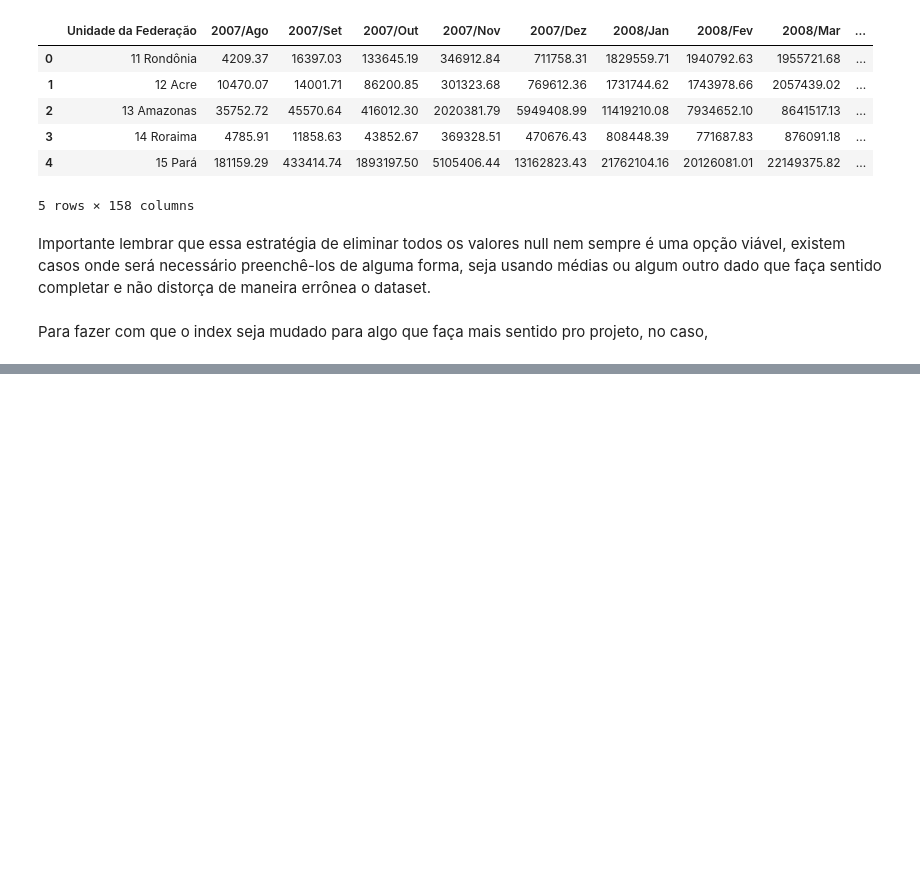
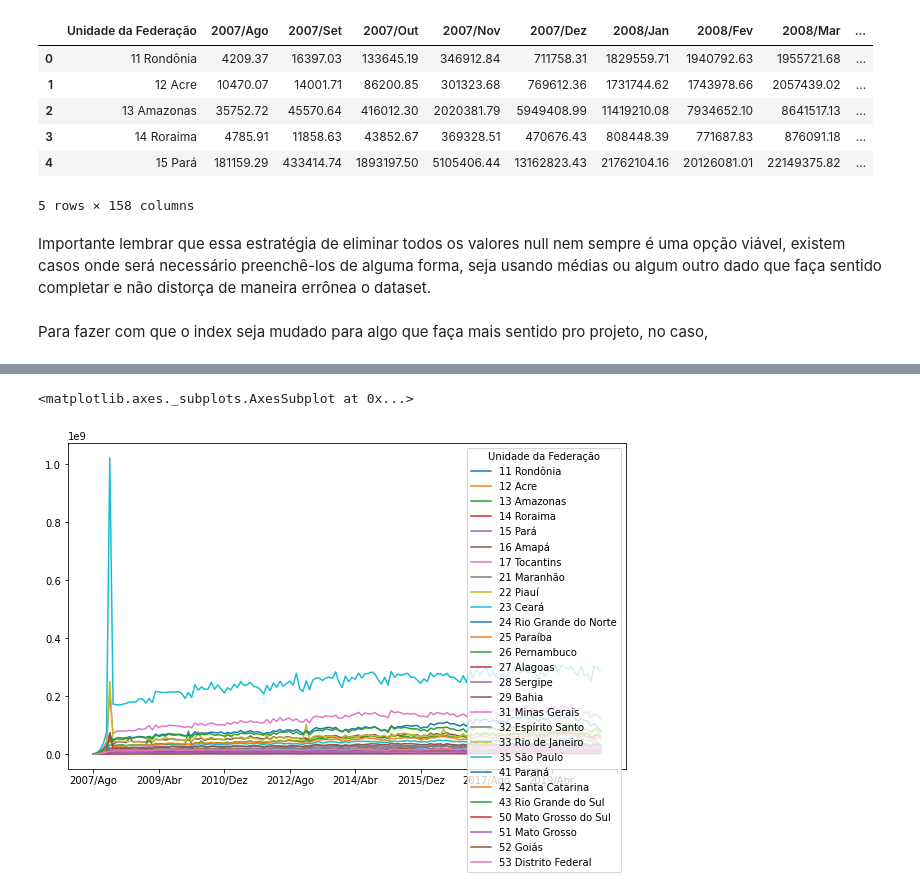
Before and after one commit to ArthurMarqq/BootCamp_DS_Alura, a Jupyter notebook: dataset_internacoes.ipynb, the cells around one changed output, grey strips where cells are left out. Drawn from its saved outputs; the diff is of its cells as text; code cells hidden in the pictures; blank space fills up the shorter version.

```diff
--- a/dataset_internacoes.ipynb
+++ b/dataset_internacoes.ipynb
@@ -174,7 +174,8 @@ Essas são, então, as colunas que tem todos os valores preenchidos.
 # %% [markdown]
 Com isso, é possível fazer o *slicing* dos dados, nesse caso, apenas dados do dataset inicial que possuem valores not null
 # %%
-dados[colunas_usaveis].head()
+usaveis = dados[colunas_usaveis]
+usaveis.head()
 # %% [output]
 |  | Unidade da Federação | 2007/Ago | 2007/Set | 2007/Out | 2007/Nov | 2007/Dez | 2008/Jan | 2008/Fev | 2008/Mar | ... |
 | 0 | 11 Rondônia | 4209.37 | 16397.03 | 133645.19 | 346912.84 | 711758.31 | 1829559.71 | 1940792.63 | 1955721.68 | ... |
@@ -187,3 +188,6 @@ dados[colunas_usaveis].head()
 Importante lembrar que essa estratégia de eliminar todos os valores null nem sempre é uma opção viável, existem casos onde será necessário preenchê-los de alguma forma, seja usando médias ou algum outro dado que faça sentido completar e não distorça de maneira errônea o dataset.
 # %% [markdown]
 Para fazer com que o index seja mudado para algo que faça mais sentido pro projeto, no caso,
+# %%
+usaveis = usaveis.set_index("Unidade da Federação")
+usaveis
@@ -189,0 +240,7 @@ Para fazer com que o index seja mudado para algo que faça mais sentido pro proj
+# %%
+usaveis = usaveis.drop('Total', axis=1)
+# %%
+usaveis.T.plot(figsize=(10,6))
+# %% [output]
+<matplotlib.axes._subplots.AxesSubplot at 0x...>
+[figure, added]
```
Also changed, not shown: parts of 4 cells of this notebook.
